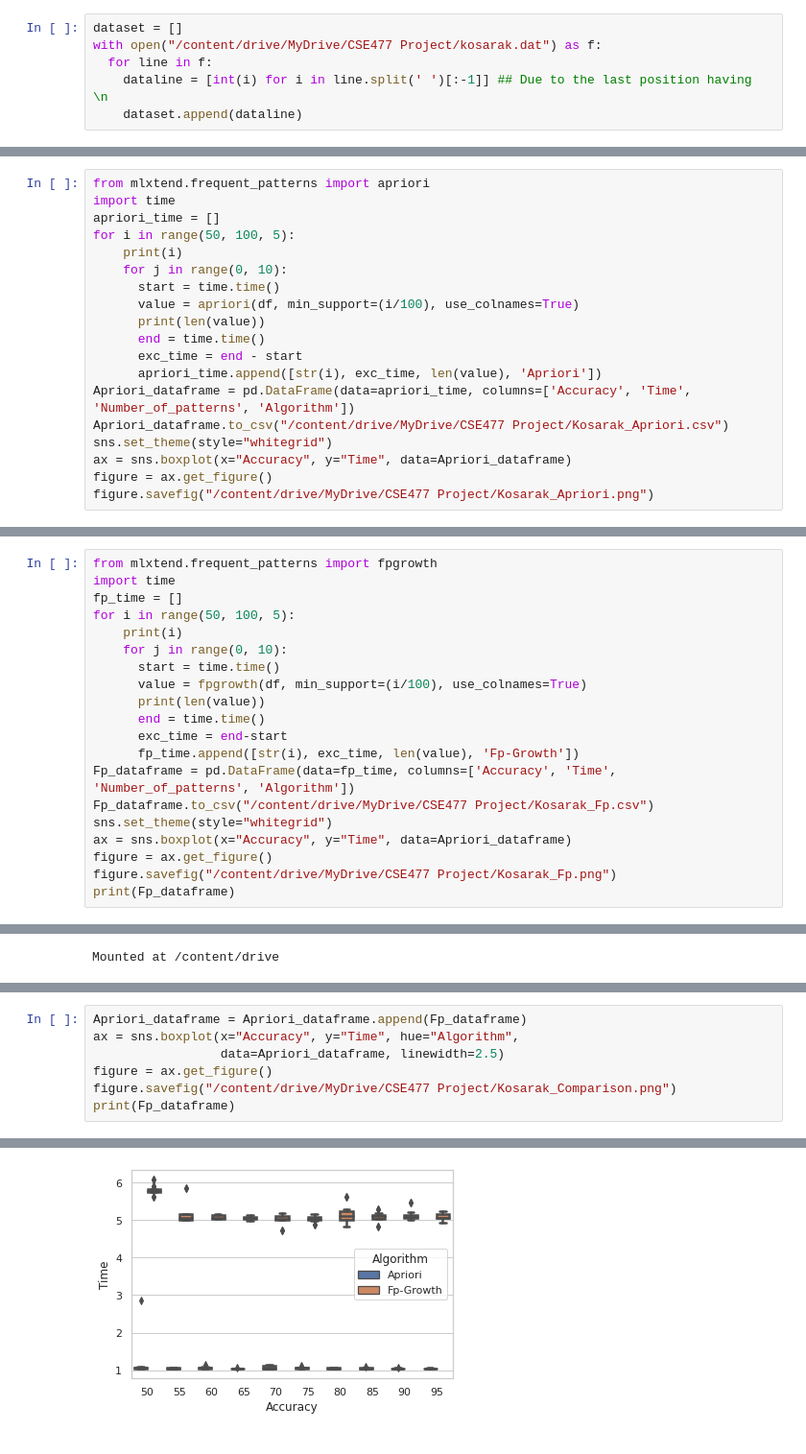
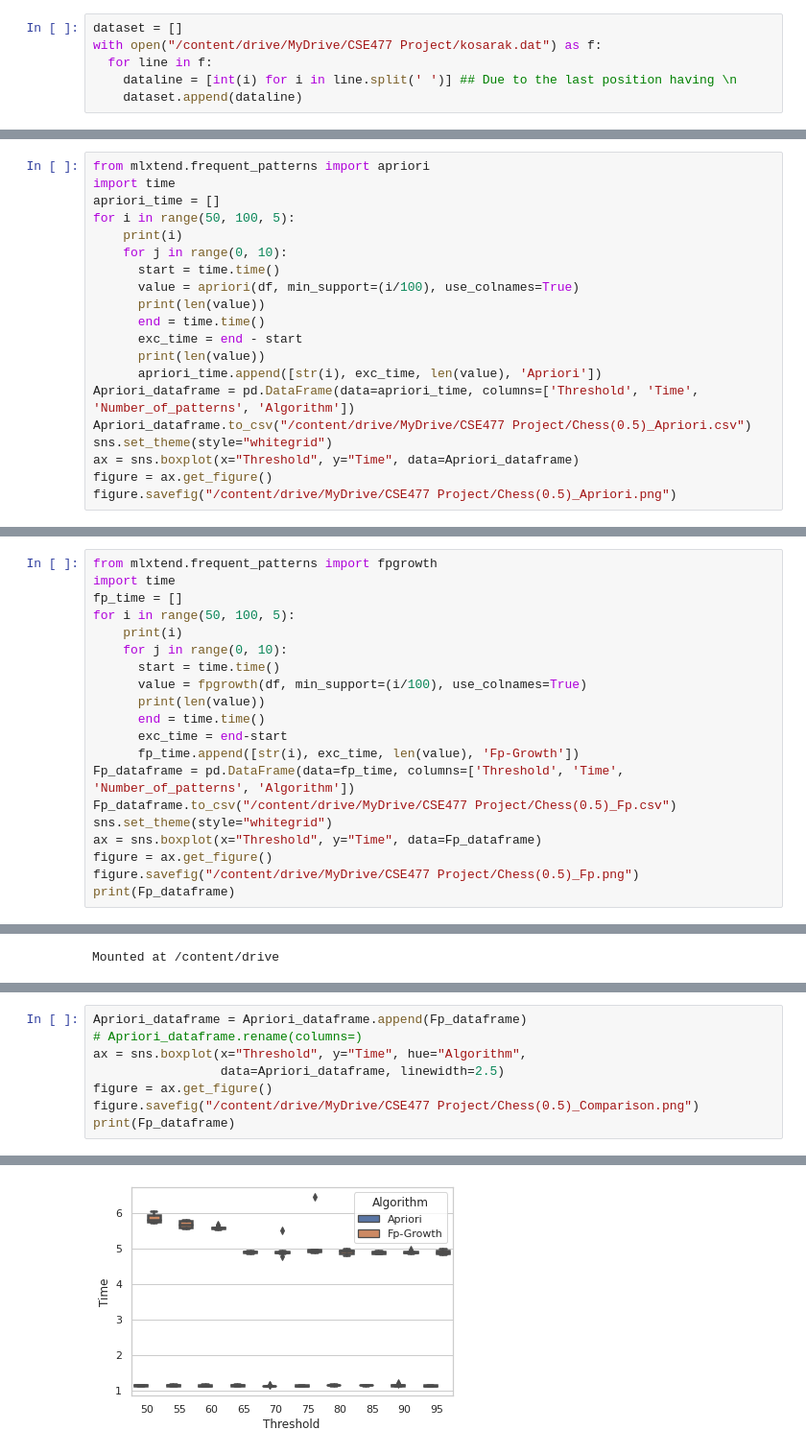
Before and after one commit to kafikewu/Pattern-Mining, a Jupyter notebook: Pattern_Mining.ipynb, the cells around one changed output, grey strips where cells are left out. Shown at 96% size. Cells and saved outputs as stored; diff of their text form.

```diff
--- a/Pattern_Mining.ipynb
+++ b/Pattern_Mining.ipynb
@@ -6,7 +8,7 @@ from collections import Counter
 dataset = []
 with open("/content/drive/MyDrive/CSE477 Project/kosarak.dat") as f:
   for line in f:
-    dataline = [int(i) for i in line.split(' ')[:-1]] ## Due to the last position having \n
+    dataline = [int(i) for i in line.split(' ')] ## Due to the last position having \n
     dataset.append(dataline)
 # %%
 from mlxtend.preprocessing import TransactionEncoder
@@ -47,10 +46,11 @@ for i in range(50, 100, 5):
       print(len(value))
       end = time.time()
       exc_time = end - start
+      print(len(value))
       apriori_time.append([str(i), exc_time, len(value), 'Apriori'])
-Apriori_dataframe = pd.DataFrame(data=apriori_time, columns=['Accuracy', 'Time', 'Number_of_patterns', 'Algorithm'])
-Apriori_dataframe.to_csv("/content/drive/MyDrive/CSE477 Project/Kosarak_Apriori.csv")
+Apriori_dataframe = pd.DataFrame(data=apriori_time, columns=['Threshold', 'Time', 'Number_of_patterns', 'Algorithm'])
+Apriori_dataframe.to_csv("/content/drive/MyDrive/CSE477 Project/Chess(0.5)_Apriori.csv")
 sns.set_theme(style="whitegrid")
-ax = sns.boxplot(x="Accuracy", y="Time", data=Apriori_dataframe)
+ax = sns.boxplot(x="Threshold", y="Time", data=Apriori_dataframe)
 figure = ax.get_figure()
-figure.savefig("/content/drive/MyDrive/CSE477 Project/Kosarak_Apriori.png")
+figure.savefig("/content/drive/MyDrive/CSE477 Project/Chess(0.5)_Apriori.png")
@@ -86,10 +67,10 @@ for i in range(50, 100, 5):
       end = time.time()
       exc_time = end-start
       fp_time.append([str(i), exc_time, len(value), 'Fp-Growth'])
-Fp_dataframe = pd.DataFrame(data=fp_time, columns=['Accuracy', 'Time', 'Number_of_patterns', 'Algorithm'])
-Fp_dataframe.to_csv("/content/drive/MyDrive/CSE477 Project/Kosarak_Fp.csv")
+Fp_dataframe = pd.DataFrame(data=fp_time, columns=['Threshold', 'Time', 'Number_of_patterns', 'Algorithm'])
+Fp_dataframe.to_csv("/content/drive/MyDrive/CSE477 Project/Chess(0.5)_Fp.csv")
 sns.set_theme(style="whitegrid")
-ax = sns.boxplot(x="Accuracy", y="Time", data=Apriori_dataframe)
+ax = sns.boxplot(x="Threshold", y="Time", data=Fp_dataframe)
 figure = ax.get_figure()
-figure.savefig("/content/drive/MyDrive/CSE477 Project/Kosarak_Fp.png")
+figure.savefig("/content/drive/MyDrive/CSE477 Project/Chess(0.5)_Fp.png")
 print(Fp_dataframe)
@@ -163,9 +125,10 @@ Installing collected packages: mlxtend
 Successfully installed mlxtend-0.18.0
 # %%
 Apriori_dataframe = Apriori_dataframe.append(Fp_dataframe)
-ax = sns.boxplot(x="Accuracy", y="Time", hue="Algorithm",
+# Apriori_dataframe.rename(columns=)
+ax = sns.boxplot(x="Threshold", y="Time", hue="Algorithm",
                  data=Apriori_dataframe, linewidth=2.5)
 figure = ax.get_figure()
-figure.savefig("/content/drive/MyDrive/CSE477 Project/Kosarak_Comparison.png")
+figure.savefig("/content/drive/MyDrive/CSE477 Project/Chess(0.5)_Comparison.png")
 print(Fp_dataframe)
 # %% [output]
@@ -184,3 +147,3 @@ print(Fp_dataframe)
 
 [100 rows x 4 columns]
-[figure, old version]
+[figure, new version]
```
Also changed, not shown: parts of 11 cells of this notebook.
